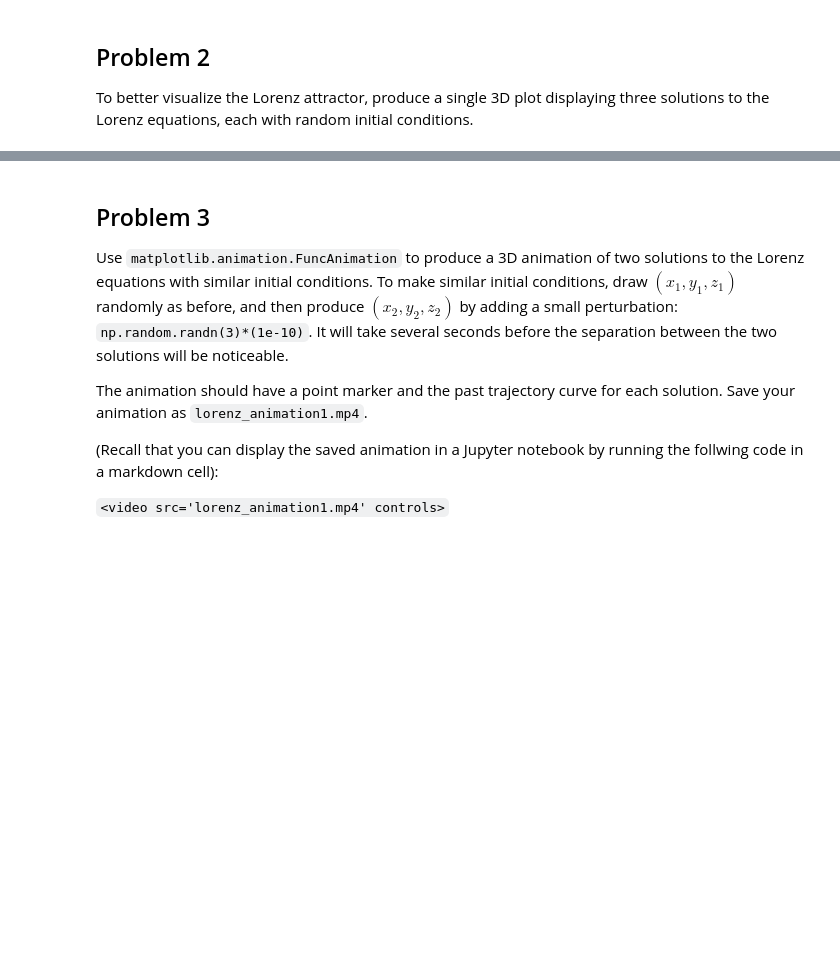
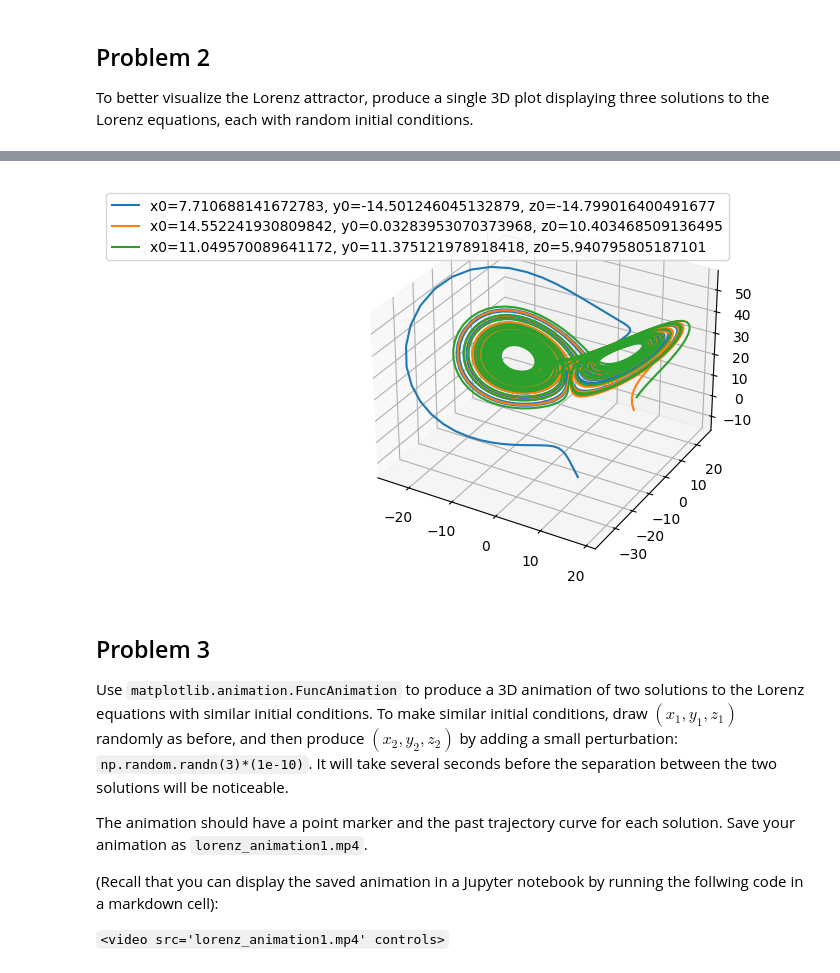
Before and after one commit to sophieggee/model-control, a Jupyter notebook: LorenzEquations/lorenz_equations.ipynb, the cells around one changed output, grey strips where cells are left out. Cells and saved outputs as stored; diff of their text form; code cells hidden in the pictures; blank space fills up the shorter version.

```diff
--- a/LorenzEquations/lorenz_equations.ipynb
+++ b/LorenzEquations/lorenz_equations.ipynb
@@ -69,6 +57,8 @@ plt.show()
 ## Problem 2
 To better visualize the Lorenz attractor, produce a single 3D plot displaying three solutions to the Lorenz equations, each with random initial conditions.
 # %%
+plt.subplots(figsize=(6, 6), constrained_layout=True)
+ax = plt.subplot(111, projection='3d')
 for _ in range(3):
     x0 = np.random.uniform(-15, 15)
     y0 = np.random.uniform(-15, 15)
@@ -79,11 +69,10 @@ for _ in range(3):
     # Solve the Lorenz equations
     # max_step is an optional parameter that controls maximum step size and
     # a smaller value will result in a smoother graph
-    sol = solve_ivp(lorenz, t, x, max_step=0.1)
-    plt.subplots(figsize=(12, 1), constrained_layout=True)
-    ax = plt.subplot(111, projection='3d')
+    sol = solve_ivp(lorenz, t, x, max_step=0.01)
 
     #plot in 3d, define titles as well
     ax.plot3D(sol.y[0], sol.y[1], sol.y[2], label=f"x0={x0}, y0={y0}, z0={z0}")
+plt.legend()
 plt.show()
 # %% [output]
@@ -96,3 +79,4 @@ plt.show()
+[figure, added]
 # %% [markdown]
 ## Problem 3
 Use `matplotlib.animation.FuncAnimation` to produce a 3D animation of two solutions to the Lorenz equations with similar initial conditions. To make similar initial conditions, draw $(x_1,y_1,z_1)$ randomly as before, and then produce $(x_2,y_2,z_2)$ by adding a small perturbation: `np.random.randn(3)*(1e-10)`. It will take several seconds before the separation between the two solutions will be noticeable.
```
Also changed, not shown: parts of 5 cells of this notebook.
